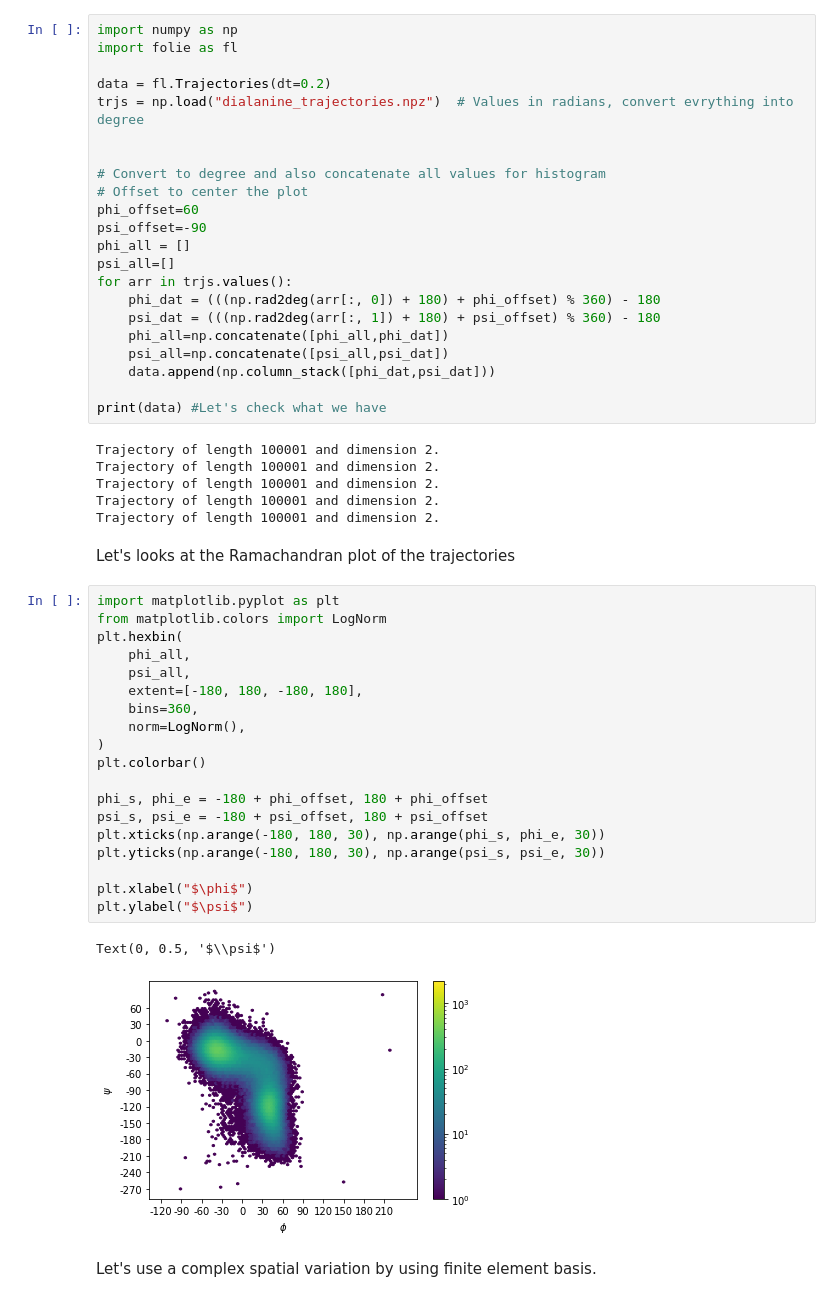
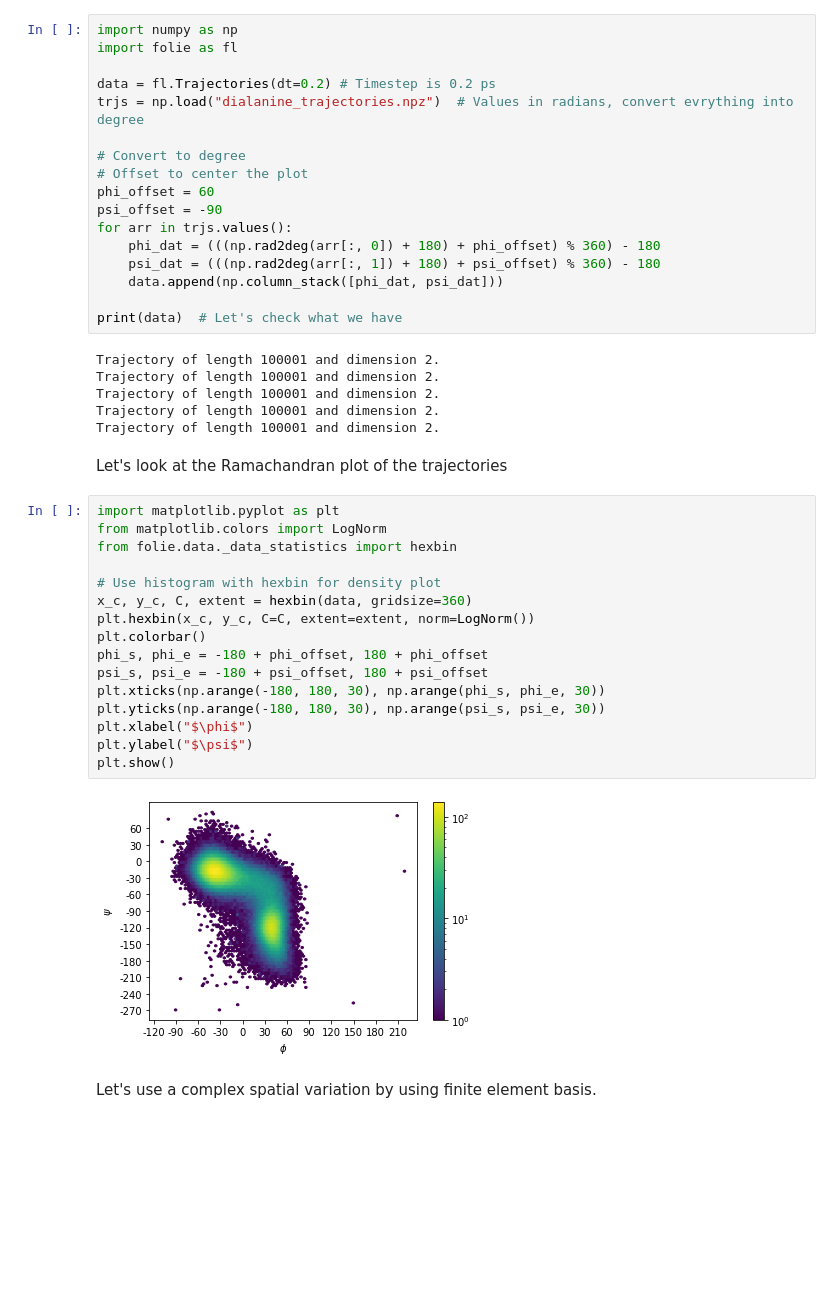
Before and after one commit to langevinmodel/folie, a Jupyter notebook: examples/tutorials/Dialanine.ipynb, the cells around one changed output. Drawn from its saved outputs; the diff is of its cells as text; blank space fills up the shorter version.

```diff
--- a/examples/tutorials/Dialanine.ipynb
+++ b/examples/tutorials/Dialanine.ipynb
@@ -7,24 +7,19 @@ The data are in the dialanine_trajectories.npz and contain 5 trajectories of equ
 import numpy as np
 import folie as fl
 
-data = fl.Trajectories(dt=0.2)
+data = fl.Trajectories(dt=0.2) # Timestep is 0.2 ps
 trjs = np.load("dialanine_trajectories.npz")  # Values in radians, convert evrything into degree
 
-
-# Convert to degree and also concatenate all values for histogram
+# Convert to degree
 # Offset to center the plot
-phi_offset=60
-psi_offset=-90
-phi_all = []
-psi_all=[]
+phi_offset = 60
+psi_offset = -90
 for arr in trjs.values():
     phi_dat = (((np.rad2deg(arr[:, 0]) + 180) + phi_offset) % 360) - 180
     psi_dat = (((np.rad2deg(arr[:, 1]) + 180) + psi_offset) % 360) - 180
-    phi_all=np.concatenate([phi_all,phi_dat])
-    psi_all=np.concatenate([psi_all,psi_dat])
-    data.append(np.column_stack([phi_dat,psi_dat]))
+    data.append(np.column_stack([phi_dat, psi_dat]))
 
-print(data) #Let's check what we have
+print(data)  # Let's check what we have
 # %% [output]
 Trajectory of length 100001 and dimension 2.
 Trajectory of length 100001 and dimension 2.
@@ -32,29 +27,25 @@ Trajectory of length 100001 and dimension 2.
 Trajectory of length 100001 and dimension 2.
 Trajectory of length 100001 and dimension 2.
 # %% [markdown]
-Let's looks at the Ramachandran plot of the trajectories
+Let's look at the Ramachandran plot of the trajectories
 # %%
 import matplotlib.pyplot as plt
 from matplotlib.colors import LogNorm
-plt.hexbin(
-    phi_all,
-    psi_all,
-    extent=[-180, 180, -180, 180],
-    bins=360,
-    norm=LogNorm(),
-)
+from folie.data._data_statistics import hexbin
+
+# Use histogram with hexbin for density plot
+x_c, y_c, C, extent = hexbin(data, gridsize=360)
+plt.hexbin(x_c, y_c, C=C, extent=extent, norm=LogNorm())
 plt.colorbar()
-
 phi_s, phi_e = -180 + phi_offset, 180 + phi_offset
 psi_s, psi_e = -180 + psi_offset, 180 + psi_offset
 plt.xticks(np.arange(-180, 180, 30), np.arange(phi_s, phi_e, 30))
 plt.yticks(np.arange(-180, 180, 30), np.arange(psi_s, psi_e, 30))
-
 plt.xlabel("$\phi$")
 plt.ylabel("$\psi$")
+plt.show()
 # %% [output]
-Text(0, 0.5, '$\\psi$')
-[figure, old version]
+[figure, new version]
 # %% [markdown]
 Let's use a complex spatial variation by using finite element basis.
 # %%
```
Also changed, not shown: parts of 14 cells of this notebook, 2 other files.
